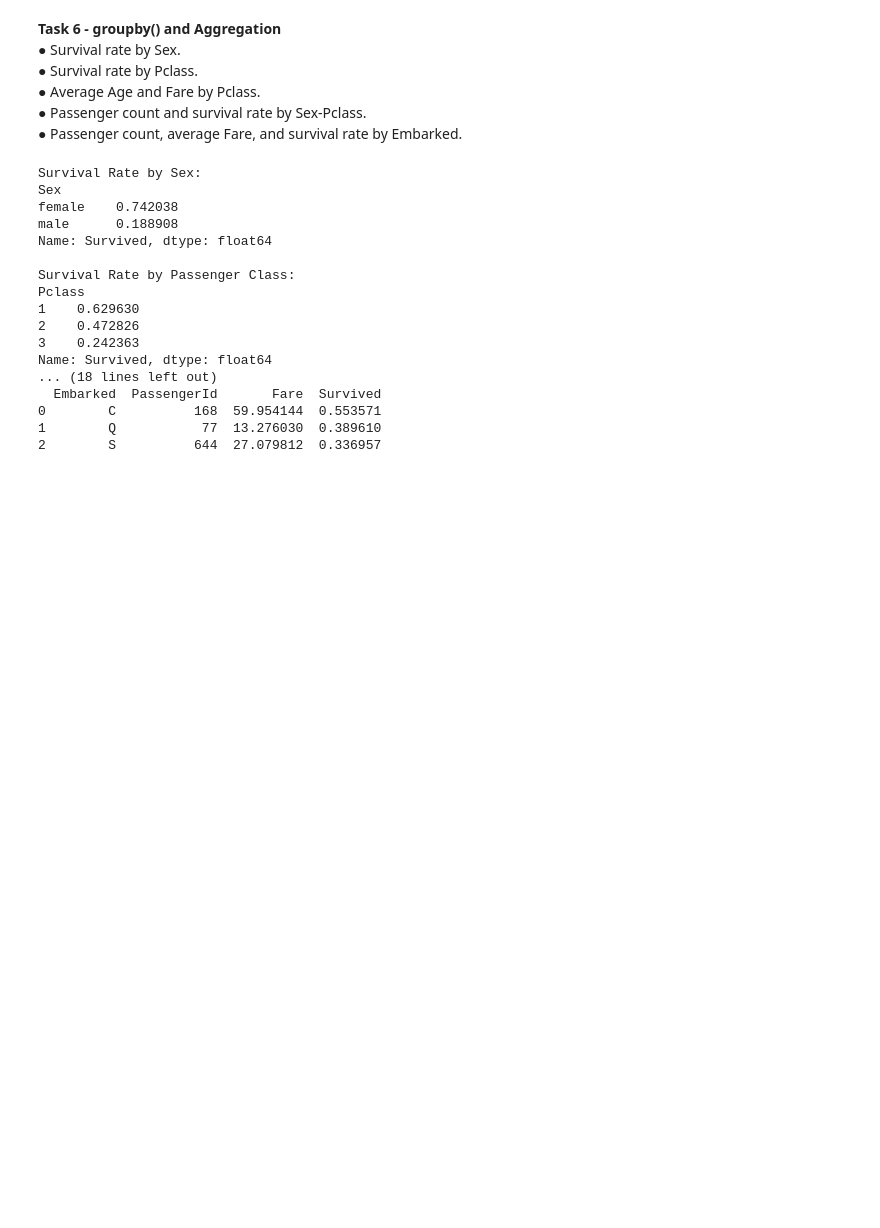
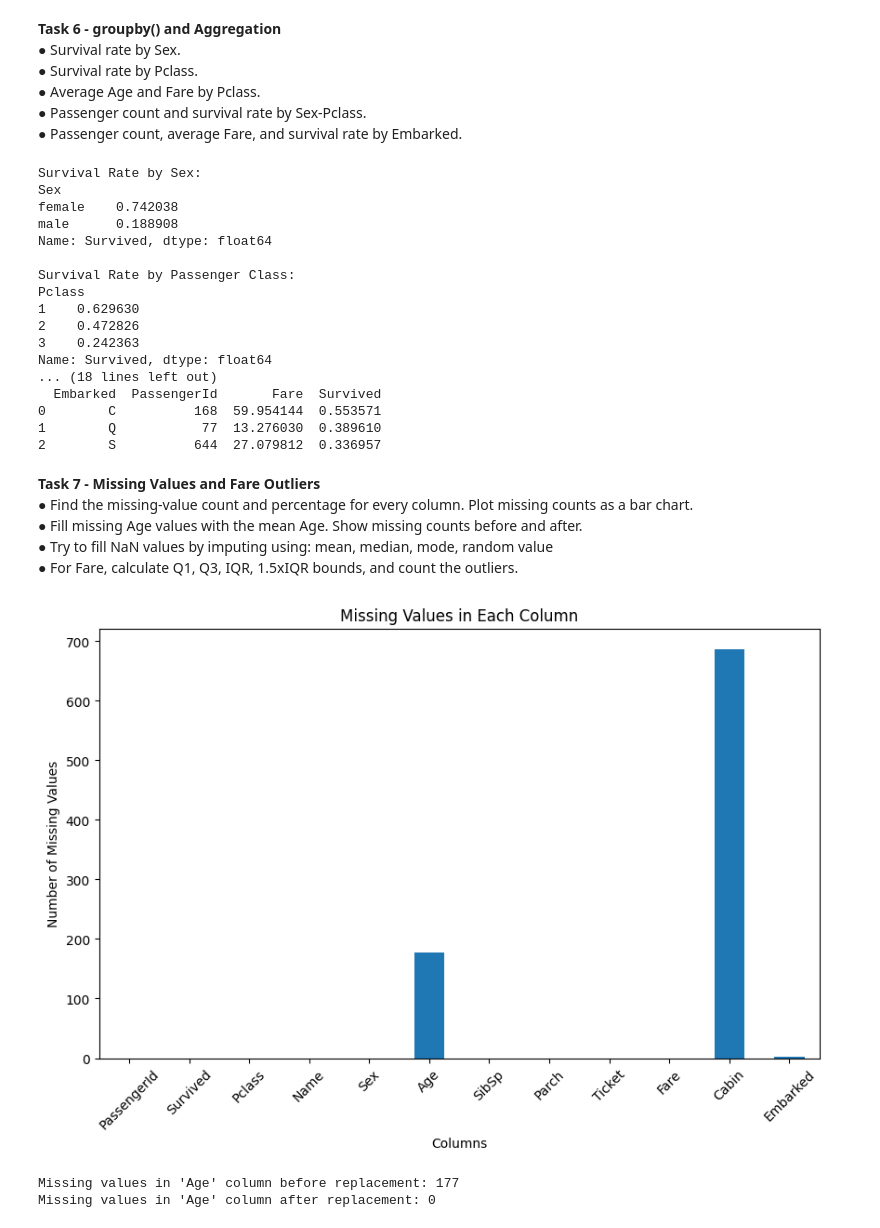
Before and after one commit to devanshidudhatra/202618027_Devanshi_Dudhatra_DS605, a Jupyter notebook: 202618027_Lab_02/202618027_Assignment2.ipynb, the cells around one changed output. Drawn from its saved outputs; the diff is of its cells as text; code cells hidden in the pictures; blank space fills up the shorter version.

```diff
--- a/202618027_Lab_02/202618027_Assignment2.ipynb
+++ b/202618027_Lab_02/202618027_Assignment2.ipynb
@@ -514,3 +514,39 @@ Name: Survived, dtype: float64
 0        C          168  59.954144  0.553571
 1        Q           77  13.276030  0.389610
 2        S          644  27.079812  0.336957
+# %% [markdown]
+**Task 7 - Missing Values and Fare Outliers**\
+● Find the missing-value count and percentage for every column. Plot missing counts as a bar chart.\
+● Fill missing Age values with the mean Age. Show missing counts before and after.\
+● Try to fill NaN values by imputing using: mean, median, mode, random value\
+● For Fare, calculate Q1, Q3, IQR, 1.5xIQR bounds, and count the outliers.
+# %%
+# missing value count and percentage for each column
+missing_values = train.isnull().sum()
+missing_percentage = (missing_values / len(train)) * 100
+
+# plotting missing values
+plt.figure(figsize=(10, 6))
+missing_values.plot(kind='bar')
+plt.xlabel('Columns')
+plt.ylabel('Number of Missing Values')
+plt.title('Missing Values in Each Column')
+plt.xticks(rotation=45)
+plt.show()
+# %% [output]
+[figure, added]
+# %%
+train = pd.read_csv('D:\\DAU\\Sem-1\\ML\\202618027_Devanshi_Dudhatra_DS605\\202618027_Lab_02\\train.csv')
+# missing values in age column
+missing_age_count = train['Age'].isnull().sum()
+print("Missing values in 'Age' column before replacement:", missing_age_count)
+# replace missing value with mean of age column
+mean_age = train['Age'].mean()
+train.fillna({'Age': mean_age}, inplace=True)
+
+# missing values in age column after replacement
+missing_age_count_after = train['Age'].isnull().sum()
+print("Missing values in 'Age' column after replacement:", missing_age_count_after)
+# %% [output]
+Missing values in 'Age' column before replacement: 177
+Missing values in 'Age' column after replacement: 0
```
Also changed, not shown: parts of 7 cells of this notebook.
